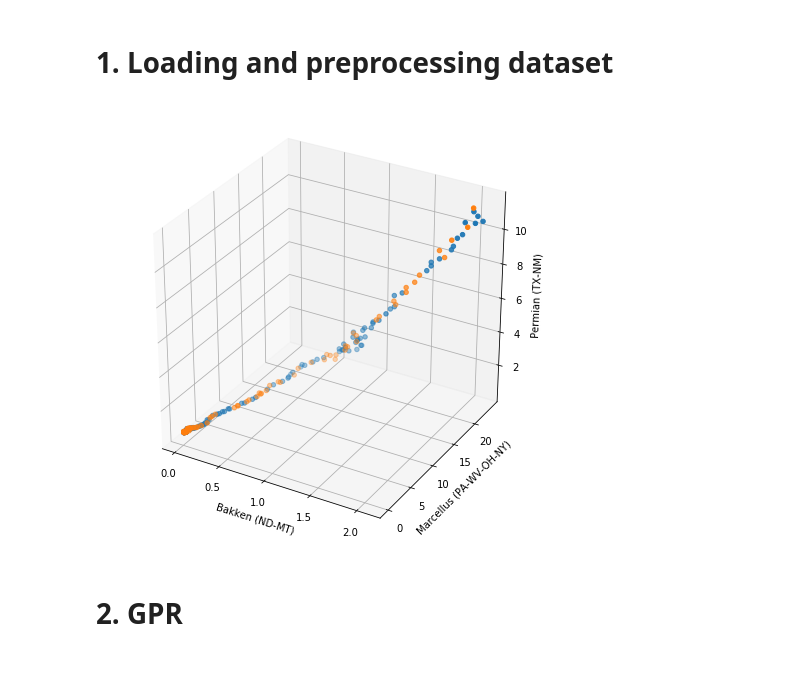
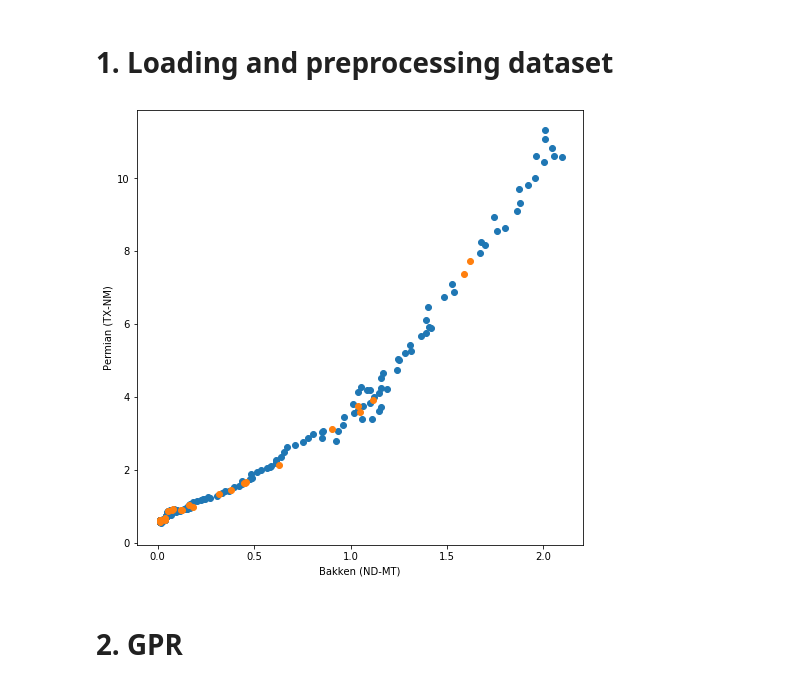
Before and after one commit to mlxlpt/aml2020, a Jupyter notebook: Python/Interpolation.ipynb, the cells around one changed output. Drawn from its saved outputs; the diff is of its cells as text; code cells hidden in the pictures.

```diff
--- a/Python/Interpolation.ipynb
+++ b/Python/Interpolation.ipynb
@@ -57,7 +57,7 @@ datanp, datapd, headers = load_data()
 data = datapd
 
 #Splitting train/test :
-ratioTrainTest = 0.6
+ratioTrainTest = 0.9
 
 x_train,x_test=train_test_split(data,train_size=ratioTrainTest,\
                                 test_size=(1-ratioTrainTest),\
@@ -73,40 +73,40 @@ elif fileName == 'shalegas':
     #x_col = ['Permian (TX-NM)','Marcellus (PA-WV-OH-NY)']
     #x_col = ['Marcellus (PA-WV-OH-NY)']
     #x_col = ['Bakken (ND-MT)','Marcellus (PA-WV-OH-NY)']
-    x_col = ['Bakken (ND-MT)', 'Marcellus (PA-WV-OH-NY)']
+    x_col = ['Bakken (ND-MT)']
     #y_col = ['Utica (OH-PA-WV)']
     y_col  = ['Permian (TX-NM)']
 
 x_tr = x_train.loc[:,x_col].astype(float)
 y_tr = x_train.loc[:,y_col].astype(float)
 x_te = x_test.loc[:,x_col].astype(float)
 y_te = x_test.loc[:,y_col].astype(float)
 
 #Displaying the chosen dimensions :
 if (np.size(x_col) == 1) :
     fig, ax = plt.subplots(1, 1, figsize=(8, 8))
     ax.scatter(x_tr[x_col[0]], y_tr, label='train')
     ax.scatter(x_te[x_col[0]], y_te, label='test')
     ax.set_xlabel(x_col[0])
     ax.set_ylabel(y_col[0])
     plt.show()
 
 
 
 if (np.size(x_col) == 2) :
     fig = plt.figure(figsize=(8, 8))
     ax = fig.add_subplot(111, projection='3d')
 
     ax.scatter(x_tr[x_col[0]], x_tr[x_col[1]], y_tr, label='train')
     ax.scatter(x_te[x_col[0]], x_te[x_col[1]], y_te, label='test')
 
     ax.set_xlabel(x_col[0])
     ax.set_ylabel(x_col[1])
     ax.set_zlabel(y_col[0])
 
     plt.show()
 # %% [output]
-[figure, old version]
+[figure, new version]
 # %% [markdown]
 # 2. GPR
 # %%
```
Also changed, not shown: parts of 4 cells of this notebook, 59 other files.
